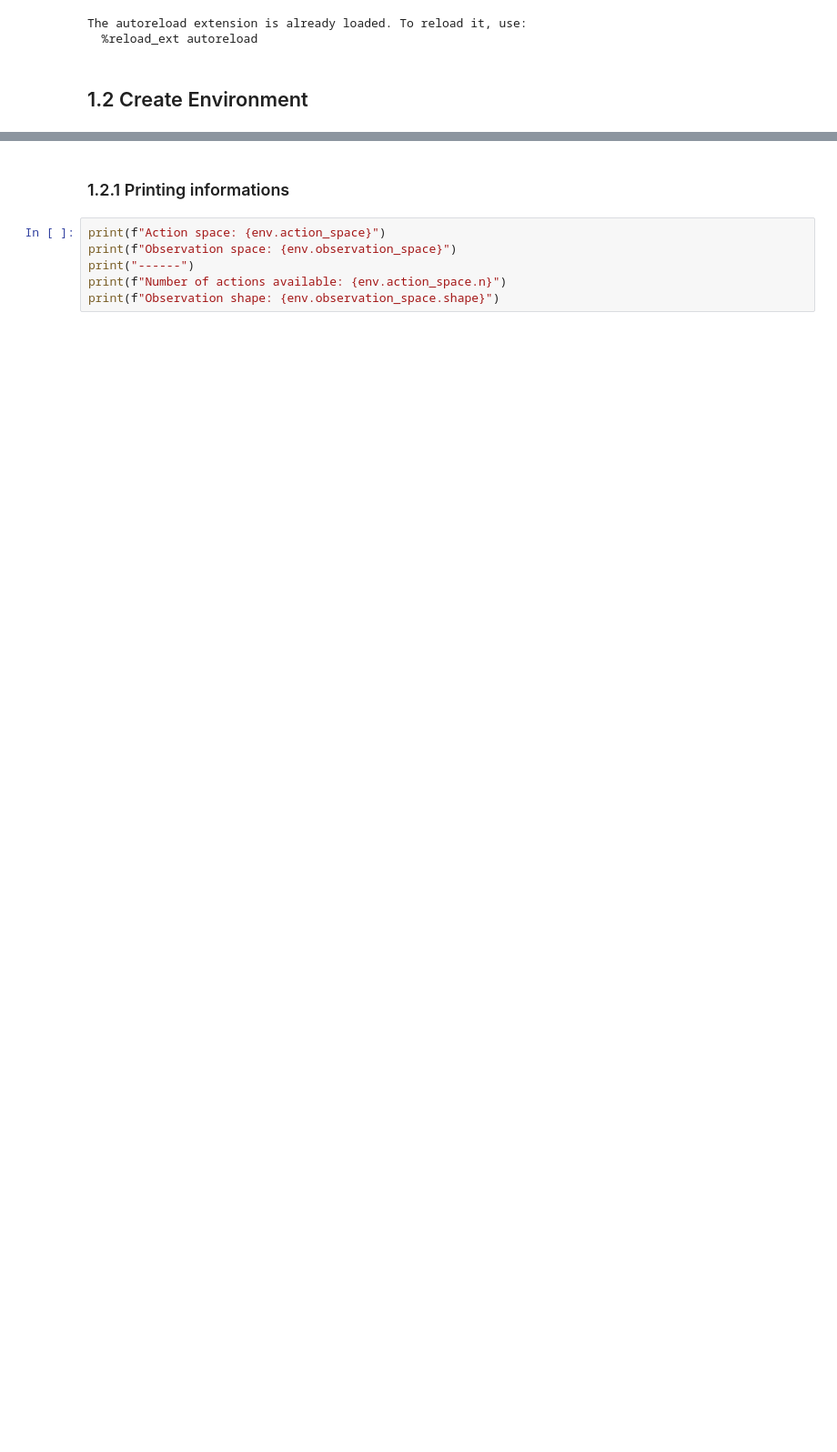
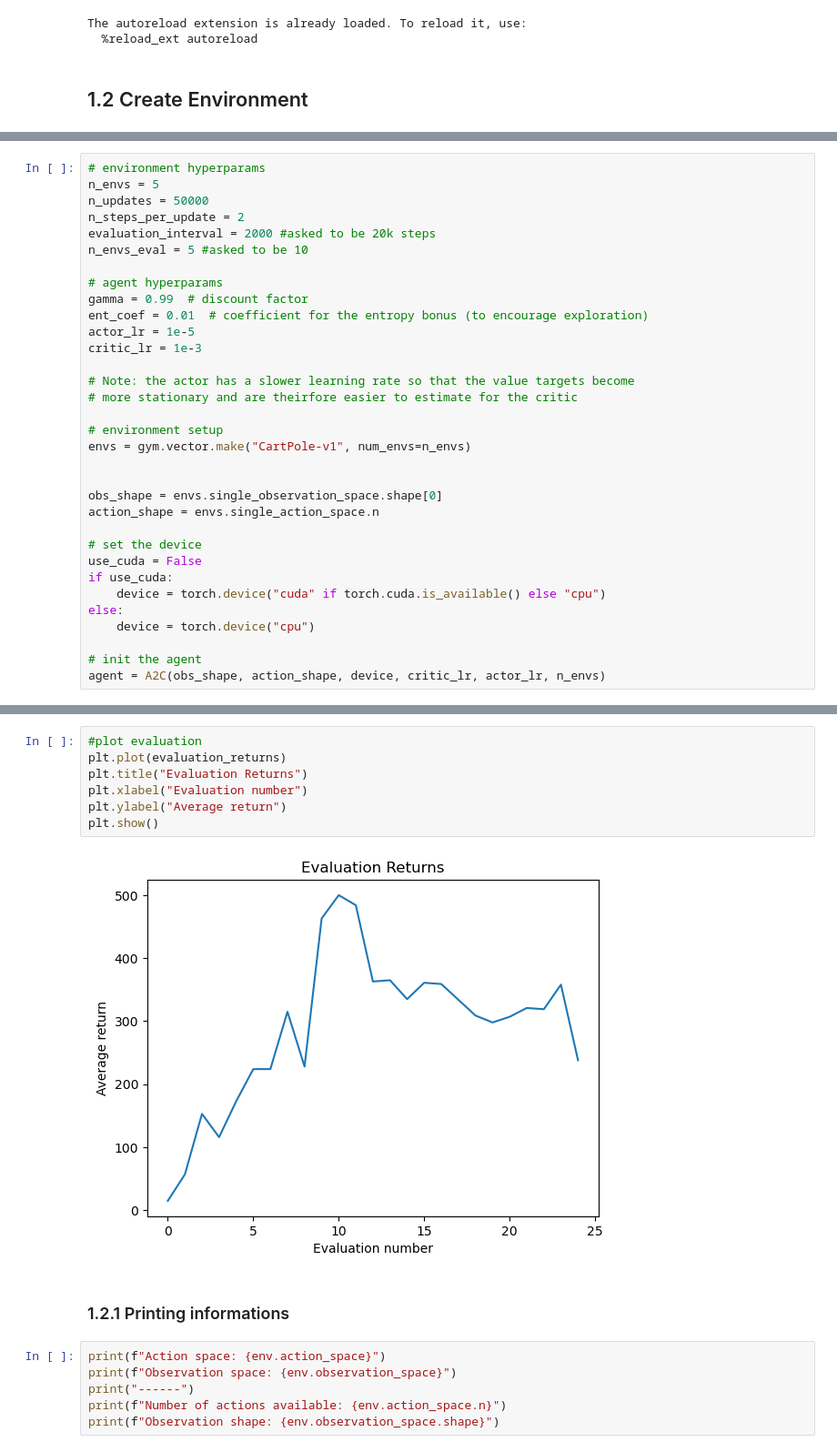
Before and after one commit to AlexisCogne/ANN_project, a Jupyter notebook: main.ipynb, the cells around one changed output, grey strips where cells are left out. Shown: that part at 91% size. Cells and saved outputs as stored; diff of their text form; blank space fills up the shorter version.

```diff
--- a/main.ipynb
+++ b/main.ipynb
@@ -29,0 +21,33 @@ Action space: MultiDiscrete([2 2 2])
+# %%
+# environment hyperparams
+n_envs = 5
+n_updates = 50000
+n_steps_per_update = 2
+evaluation_interval = 2000 #asked to be 20k steps
+n_envs_eval = 5 #asked to be 10
+
+# agent hyperparams
+gamma = 0.99  # discount factor
+ent_coef = 0.01  # coefficient for the entropy bonus (to encourage exploration)
+actor_lr = 1e-5
+critic_lr = 1e-3
+
+# Note: the actor has a slower learning rate so that the value targets become
+# more stationary and are theirfore easier to estimate for the critic
+
+# environment setup
+envs = gym.vector.make("CartPole-v1", num_envs=n_envs)
+
+
+obs_shape = envs.single_observation_space.shape[0]
+action_shape = envs.single_action_space.n
+
+# set the device
+use_cuda = False
+if use_cuda:
+    device = torch.device("cuda" if torch.cuda.is_available() else "cpu")
+else:
+    device = torch.device("cpu")
+
+# init the agent
+agent = A2C(obs_shape, action_shape, device, critic_lr, actor_lr, n_envs)
@@ -30,3 +245,12 @@ Action space: MultiDiscrete([2 2 2])
+# %%
+#plot evaluation
+plt.plot(evaluation_returns)
+plt.title("Evaluation Returns")
+plt.xlabel("Evaluation number")
+plt.ylabel("Average return")
+plt.show()
+# %% [output]
+[figure, added]
 # %% [markdown]
 ### 1.2.1 Printing informations
 # %%
```
Also changed, not shown: parts of 5 cells of this notebook, 3 other files.
